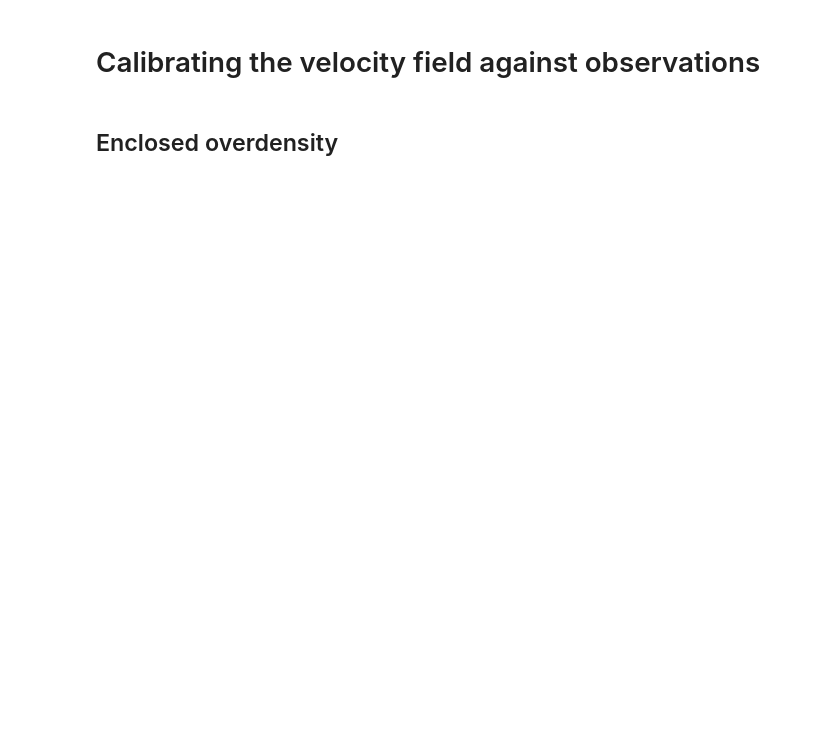
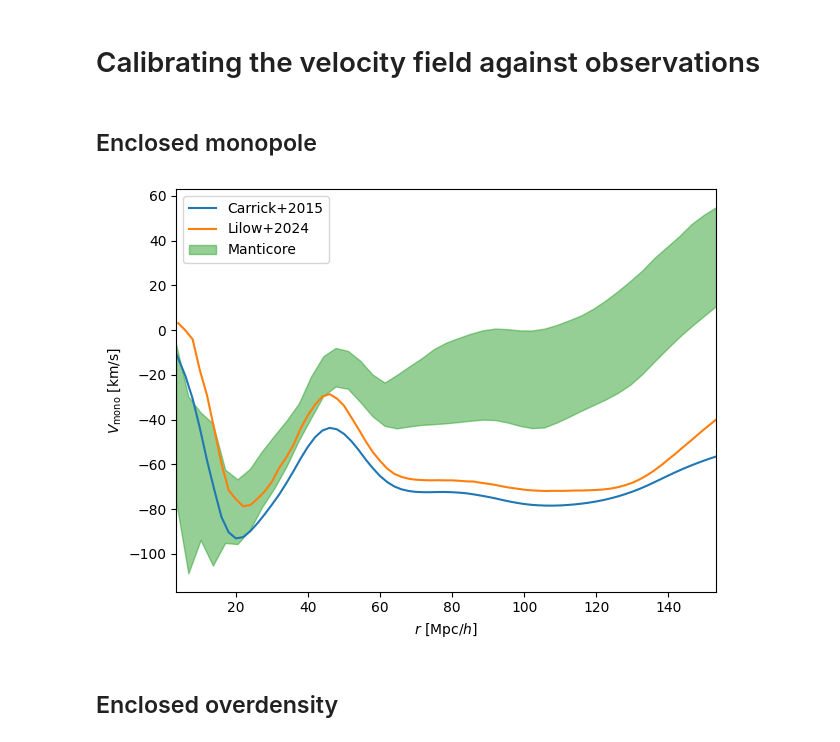
Before and after one commit to Richard-Sti/csiborgtools_public, a Jupyter notebook: notebooks/flow/flow_bulk.ipynb, the cells around one changed output. Drawn from its saved outputs; the diff is of its cells as text; code cells hidden in the pictures; blank space fills up the shorter version.

```diff
--- a/notebooks/flow/flow_bulk.ipynb
+++ b/notebooks/flow/flow_bulk.ipynb
@@ -23,6 +23,37 @@ from flow_bulk import *
 %load_ext autoreload
 %autoreload 2
 %matplotlib inline
+# %% [markdown]
+## Enclosed monopole
+# %%
+plt.figure()
+cols = plt.rcParams['axes.prop_cycle'].by_key()['color']
+
+# Carrick+2015 must be multiplied by beta = 0.43
+r, Vmono = read_enclosed_monopole("Carrick2015")
+Vmono *= 0.4
+plt.plot(r, Vmono[0], label="Carrick+2015", color=cols[0])
+
+r, Vmono = read_enclosed_monopole("Lilow2024")
+plt.plot(r, Vmono[0], label="Lilow+2024", color=cols[1])
+
+r, Vmono = read_enclosed_monopole("csiborg2X")
+ylow, ymed, yhigh = np.percentile(Vmono, [16, 50, 84], axis=0)
+plt.fill_between(r, ylow, yhigh, color=cols[2], alpha=0.5, label="Manticore")
+
+
+
+plt.xlabel(r"$r ~ [\mathrm{Mpc} / h]$")
+plt.ylabel(r"$V_{\mathrm{mono}} ~ [\mathrm{km} / \mathrm{s}]$")
+plt.legend(loc="upper left")
+
+plt.xlim(r.min(), r.max())
+plt.tight_layout()
+plt.savefig("../../plots/enclosed_monopole.png", dpi=450)
+
+plt.show()
+# %% [output]
+[figure, added]
 # %% [markdown]
 ## Enclosed overdensity
 # %%
```
Also changed, not shown: parts of 1 cell of this notebook, 7 other files.
